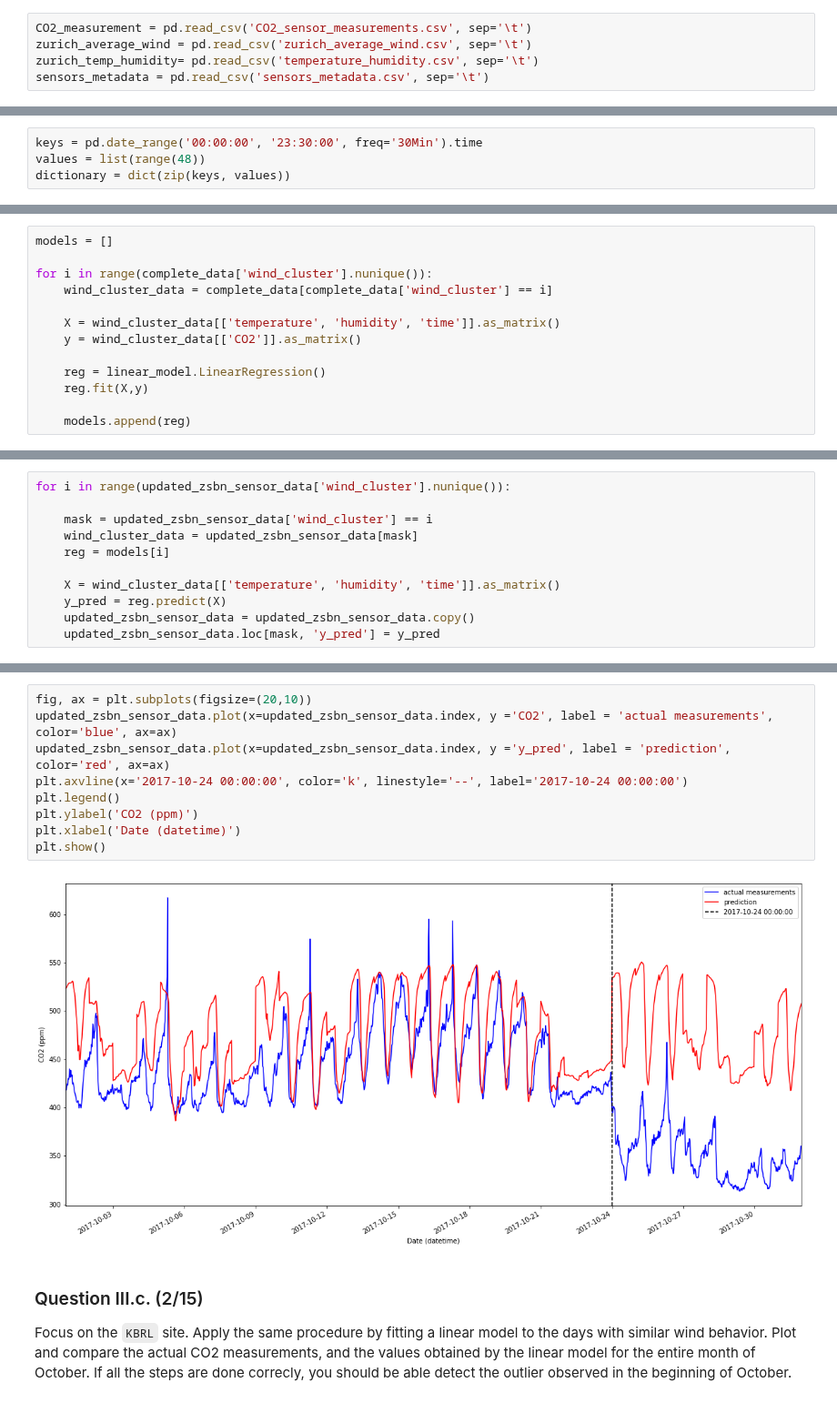
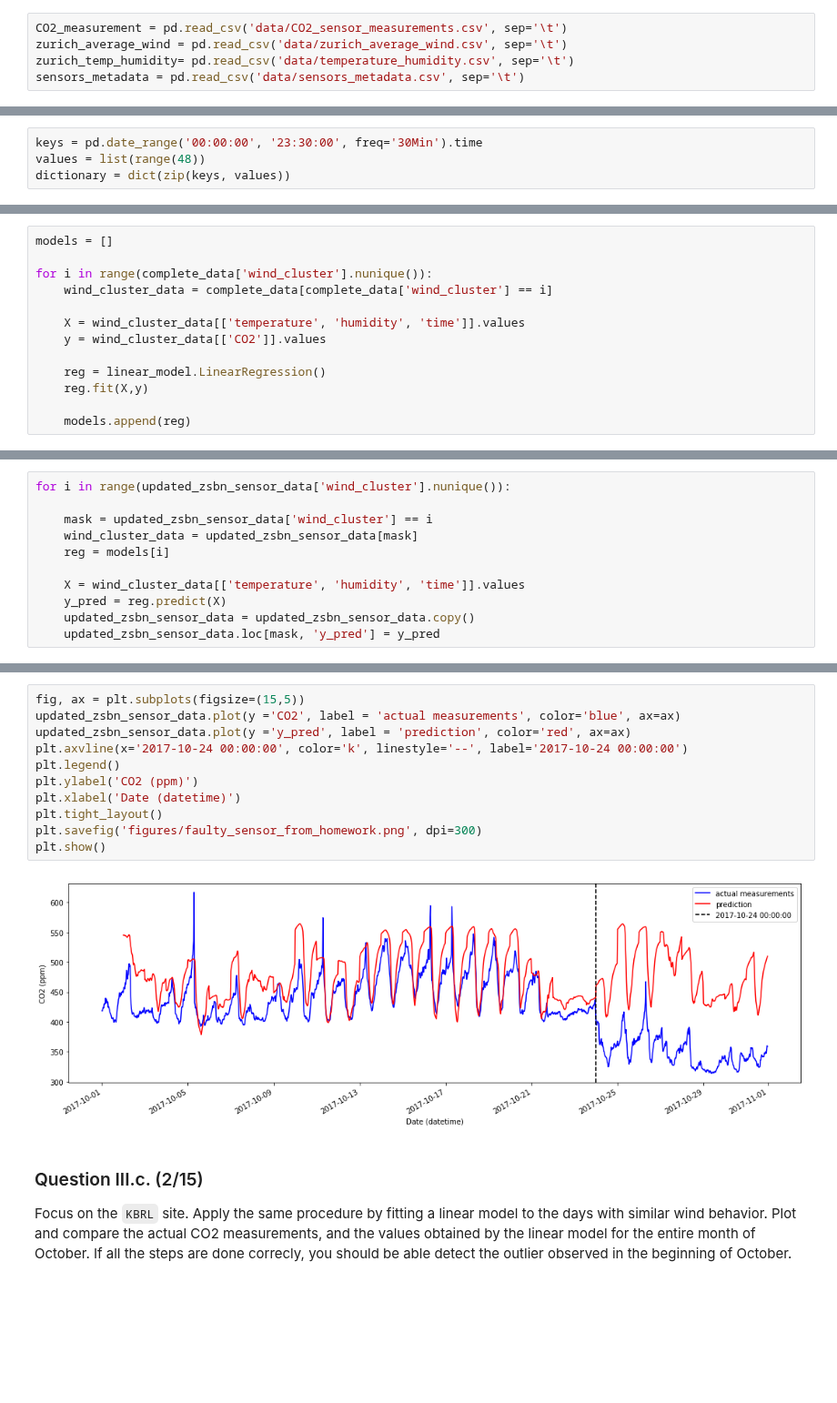
Before and after one commit to joelmfonseca/COM-503, a Jupyter notebook: mini_project/Assignment_DataScience_Lab_week4.ipynb, the cells around one changed output, grey strips where cells are left out. Shown at 91% size. Drawn from its saved outputs; the diff is of its cells as text; blank space fills up the shorter version.

Commit message:
cleaned notebook + added description of faulty sensor

```diff
--- a/mini_project/Assignment_DataScience_Lab_week4.ipynb
+++ b/mini_project/Assignment_DataScience_Lab_week4.ipynb
@@ -61,7 +61,7 @@ Description: It contains the name of the site (LocationName), the zone index (zo
 
 Description: It contains the average wind speed (wind_speed) in the city of Zurich measured every 30 minutes (timestamp).
 # %%
-CO2_measurement = pd.read_csv('CO2_sensor_measurements.csv', sep='\t')
-zurich_average_wind = pd.read_csv('zurich_average_wind.csv', sep='\t')
-zurich_temp_humidity= pd.read_csv('temperature_humidity.csv', sep='\t')
-sensors_metadata = pd.read_csv('sensors_metadata.csv', sep='\t')
+CO2_measurement = pd.read_csv('data/CO2_sensor_measurements.csv', sep='\t')
+zurich_average_wind = pd.read_csv('data/zurich_average_wind.csv', sep='\t')
+zurich_temp_humidity= pd.read_csv('data/temperature_humidity.csv', sep='\t')
+sensors_metadata = pd.read_csv('data/sensors_metadata.csv', sep='\t')
@@ -598,8 +567,8 @@ models = []
 for i in range(complete_data['wind_cluster'].nunique()):
     wind_cluster_data = complete_data[complete_data['wind_cluster'] == i]
 
-    X = wind_cluster_data[['temperature', 'humidity', 'time']].as_matrix()
-    y = wind_cluster_data[['CO2']].as_matrix()
+    X = wind_cluster_data[['temperature', 'humidity', 'time']].values
+    y = wind_cluster_data[['CO2']].values
 
     reg = linear_model.LinearRegression()
     reg.fit(X,y)
@@ -623,7 +592,7 @@ for i in range(updated_zsbn_sensor_data['wind_cluster'].nunique()):
     wind_cluster_data = updated_zsbn_sensor_data[mask]
     reg = models[i]
 
-    X = wind_cluster_data[['temperature', 'humidity', 'time']].as_matrix()
+    X = wind_cluster_data[['temperature', 'humidity', 'time']].values
     y_pred = reg.predict(X)
     updated_zsbn_sensor_data = updated_zsbn_sensor_data.copy()
     updated_zsbn_sensor_data.loc[mask, 'y_pred'] = y_pred
@@ -640,14 +609,16 @@ updated_zsbn_sensor_data.head()
 # %%
-fig, ax = plt.subplots(figsize=(20,10))
-updated_zsbn_sensor_data.plot(x=updated_zsbn_sensor_data.index, y ='CO2', label = 'actual measurements', color='blue', ax=ax)
-updated_zsbn_sensor_data.plot(x=updated_zsbn_sensor_data.index, y ='y_pred', label = 'prediction', color='red', ax=ax)
+fig, ax = plt.subplots(figsize=(15,5))
+updated_zsbn_sensor_data.plot(y ='CO2', label = 'actual measurements', color='blue', ax=ax)
+updated_zsbn_sensor_data.plot(y ='y_pred', label = 'prediction', color='red', ax=ax)
 plt.axvline(x='2017-10-24 00:00:00', color='k', linestyle='--', label='2017-10-24 00:00:00')
 plt.legend()
 plt.ylabel('CO2 (ppm)')
 plt.xlabel('Date (datetime)')
+plt.tight_layout()
+plt.savefig('figures/faulty_sensor_from_homework.png', dpi=300)
 plt.show()
 # %% [output]
-[figure, old version]
+[figure, new version]
 # %% [markdown]
 ### Question III.c. (2/15)
 
```
Also changed, not shown: parts of 17 cells of this notebook, 3 other files.
